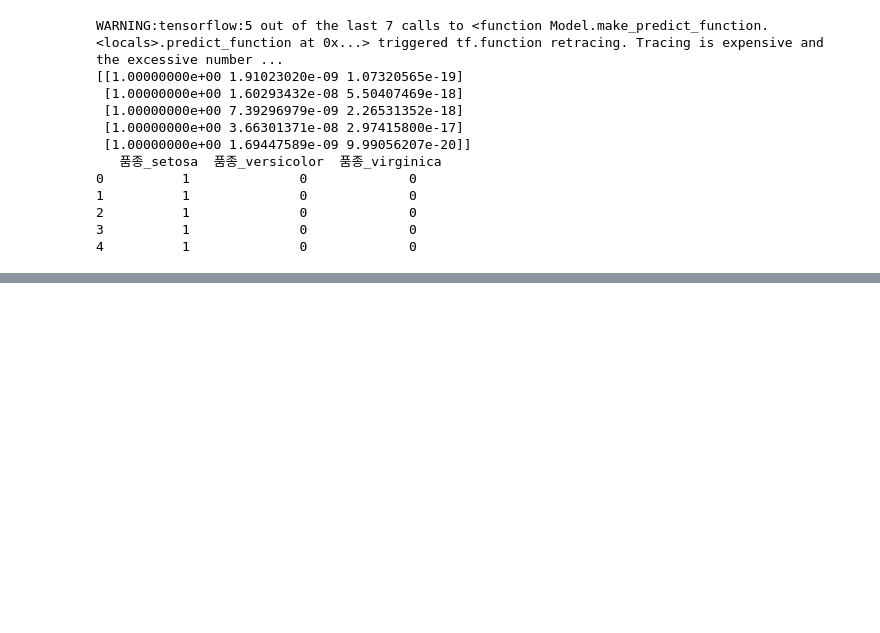
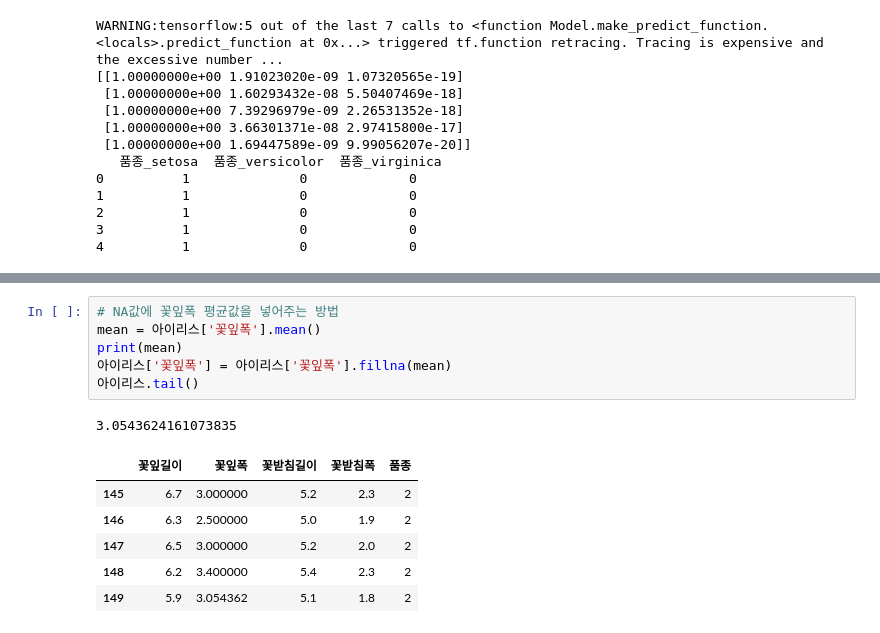
Before and after one commit to Younhong/Tensorflow-Python-JS, a Jupyter notebook: src/python/tensorflow_python.ipynb, the cells around one changed output, grey strips where cells are left out. Drawn from its saved outputs; the diff is of its cells as text; blank space fills up the shorter version.

```diff
--- a/src/python/tensorflow_python.ipynb
+++ b/src/python/tensorflow_python.ipynb
@@ -320,0 +384,14 @@ WARNING:tensorflow:5 out of the last 7 calls to <function Model.make_predict_fun
+# %%
+# NA값에 꽃잎폭 평균값을 넣어주는 방법
+mean = 아이리스['꽃잎폭'].mean()
+print(mean)
+아이리스['꽃잎폭'] = 아이리스['꽃잎폭'].fillna(mean)
+아이리스.tail()
+# %% [output]
+3.0543624161073835
+|  | 꽃잎길이 | 꽃잎폭 | 꽃받침길이 | 꽃받침폭 | 품종 |
+| 145 | 6.7 | 3.000000 | 5.2 | 2.3 | 2 |
+| 146 | 6.3 | 2.500000 | 5.0 | 1.9 | 2 |
+| 147 | 6.5 | 3.000000 | 5.2 | 2.0 | 2 |
+| 148 | 6.2 | 3.400000 | 5.4 | 2.3 | 2 |
+| 149 | 5.9 | 3.054362 | 5.1 | 1.8 | 2 |
```
Also changed, not shown: parts of 6 cells of this notebook.
